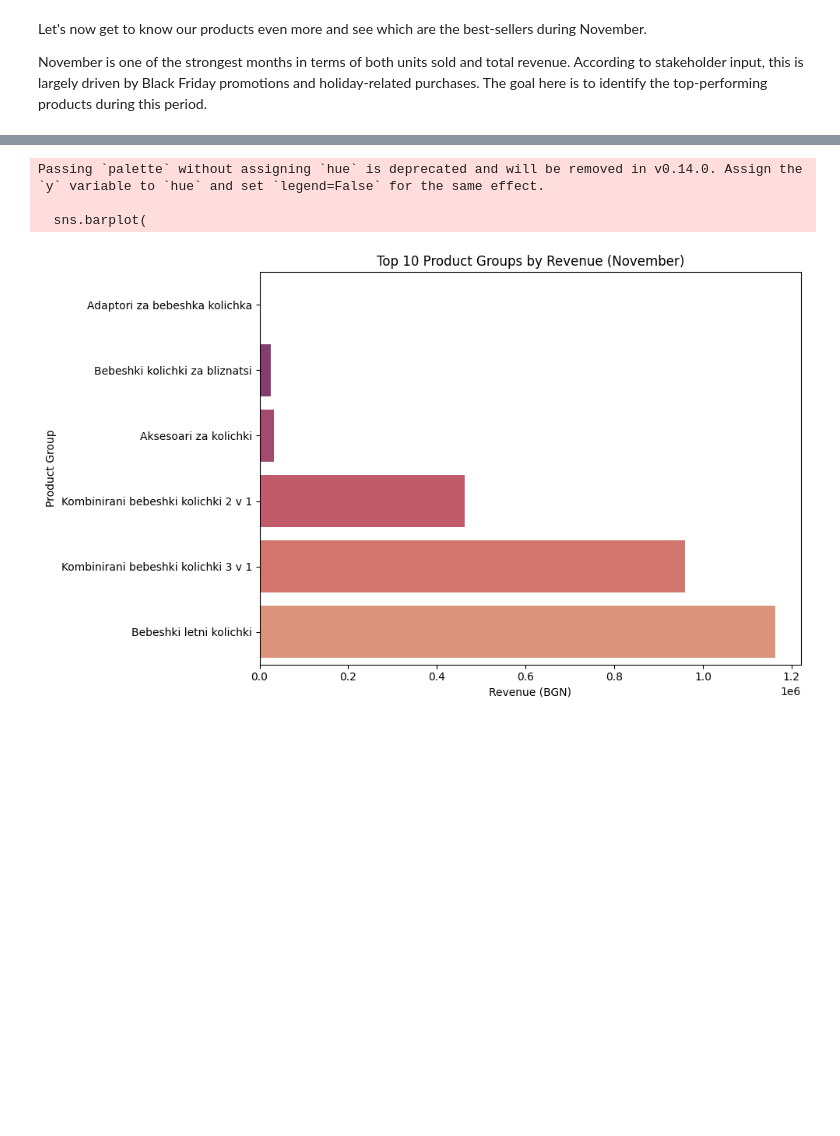
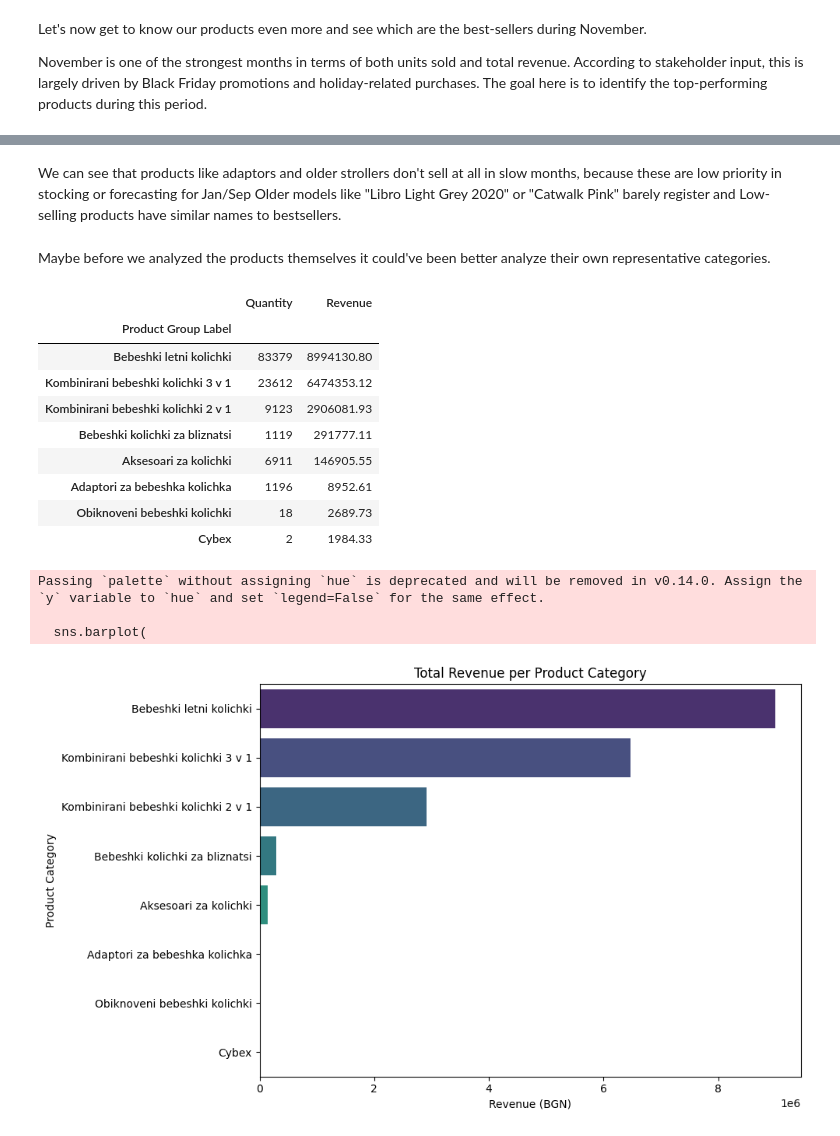
Before and after one commit to AntoDavidov/model, a Jupyter notebook: master-kikka-boo-predictor.ipynb, the cells around one changed output, grey strips where cells are left out. Drawn from its saved outputs; the diff is of its cells as text; code cells hidden in the pictures; blank space fills up the shorter version.

Commit message:
until modelling

```diff
--- a/master-kikka-boo-predictor.ipynb
+++ b/master-kikka-boo-predictor.ipynb
@@ -612,27 +771,42 @@ Passing `palette` without assigning `hue` is deprecated and will be removed in v
+# %% [markdown]
+We can see that products like adaptors and older strollers don't sell at all in slow months, because these are low priority in stocking or forecasting for Jan/Sep
+Older models like "Libro Light Grey 2020" or "Catwalk Pink" barely register and Low-selling products have similar names to bestsellers.
+# %% [markdown]
+Maybe before we analyzed the products themselves it could've been better analyze their own representative categories.
 # %%
-top_november_groups = (
-    november_sales
-    .groupby('Product Group Label')['Revenue']
+category_summary = (
+    merged_df
+    .groupby('Product Group Label')[['Quantity', 'Revenue']]
     .sum()
-    .sort_values(ascending=False)
-    .head(10)
-    .reset_index()
+    .sort_values(by='Revenue', ascending=False)
 )
+
+display(category_summary)
+
 plt.figure(figsize=(10, 6))
 sns.barplot(
-    data=top_november_groups,
+    data=category_summary.reset_index(),
     y='Product Group Label',
     x='Revenue',
-    palette='flare'
+    palette='viridis'
 )
-plt.title('Top 10 Product Groups by Revenue (November)')
+plt.title('Total Revenue per Product Category')
 plt.xlabel('Revenue (BGN)')
-plt.ylabel('Product Group')
+plt.ylabel('Product Category')
 plt.tight_layout()
-plt.gca().invert_yaxis()
 plt.show()
 # %% [output]
+|  | Quantity | Revenue |
+| Product Group Label |  |  |
+| Bebeshki letni kolichki | 83379 | 8994130.80 |
+| Kombinirani bebeshki kolichki 3 v 1 | 23612 | 6474353.12 |
+| Kombinirani bebeshki kolichki 2 v 1 | 9123 | 2906081.93 |
+| Bebeshki kolichki za bliznatsi | 1119 | 291777.11 |
+| Aksesoari za kolichki | 6911 | 146905.55 |
+| Adaptori za bebeshka kolichka | 1196 | 8952.61 |
+| Obiknoveni bebeshki kolichki | 18 | 2689.73 |
+| Cybex | 2 | 1984.33 |
 Passing `palette` without assigning `hue` is deprecated and will be removed in v0.14.0. Assign the `y` variable to `hue` and set `legend=False` for the same effect.
 
   sns.barplot(
-[figure, old version]
+[figure, new version]
```
Also changed, not shown: parts of 49 cells of this notebook.
